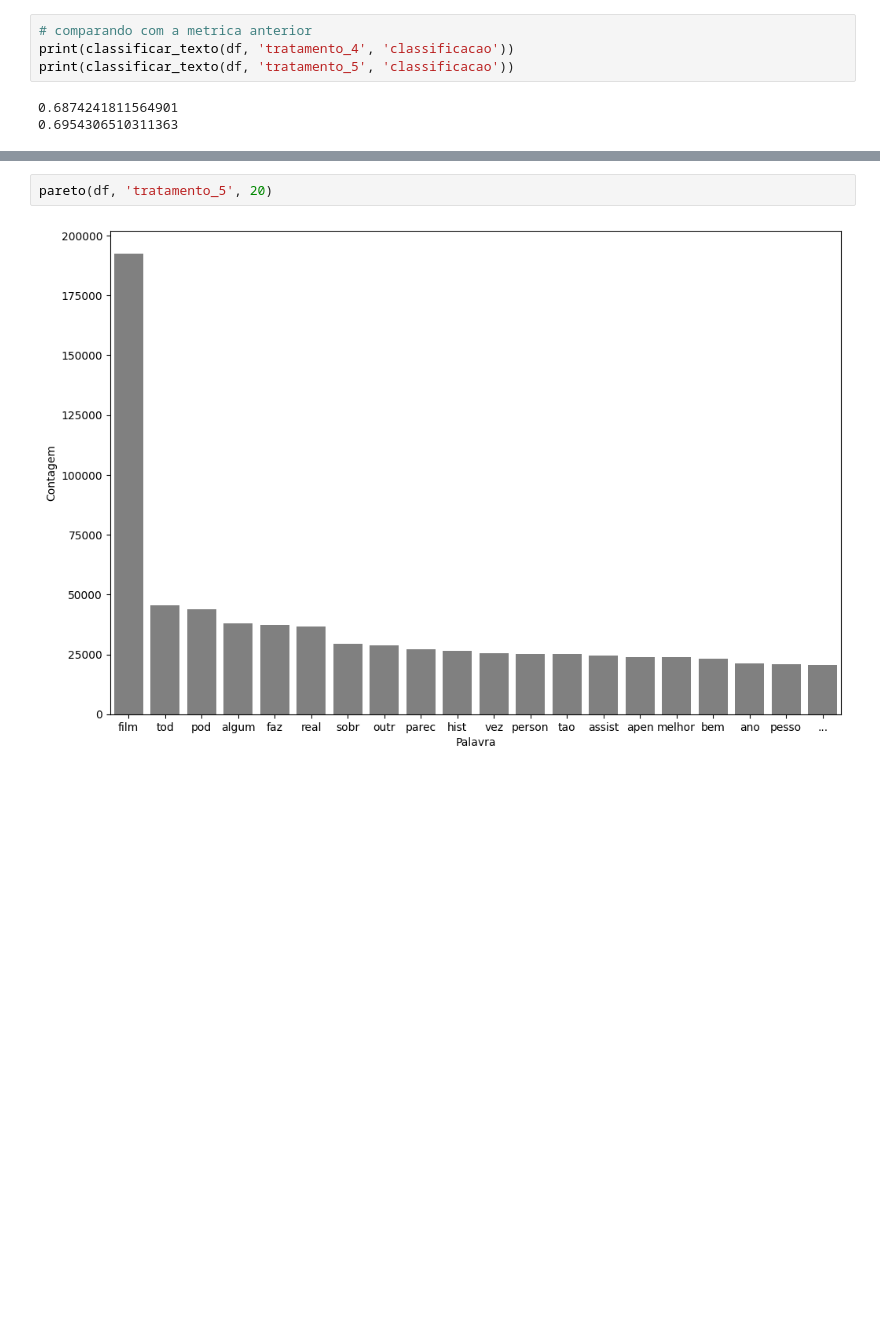
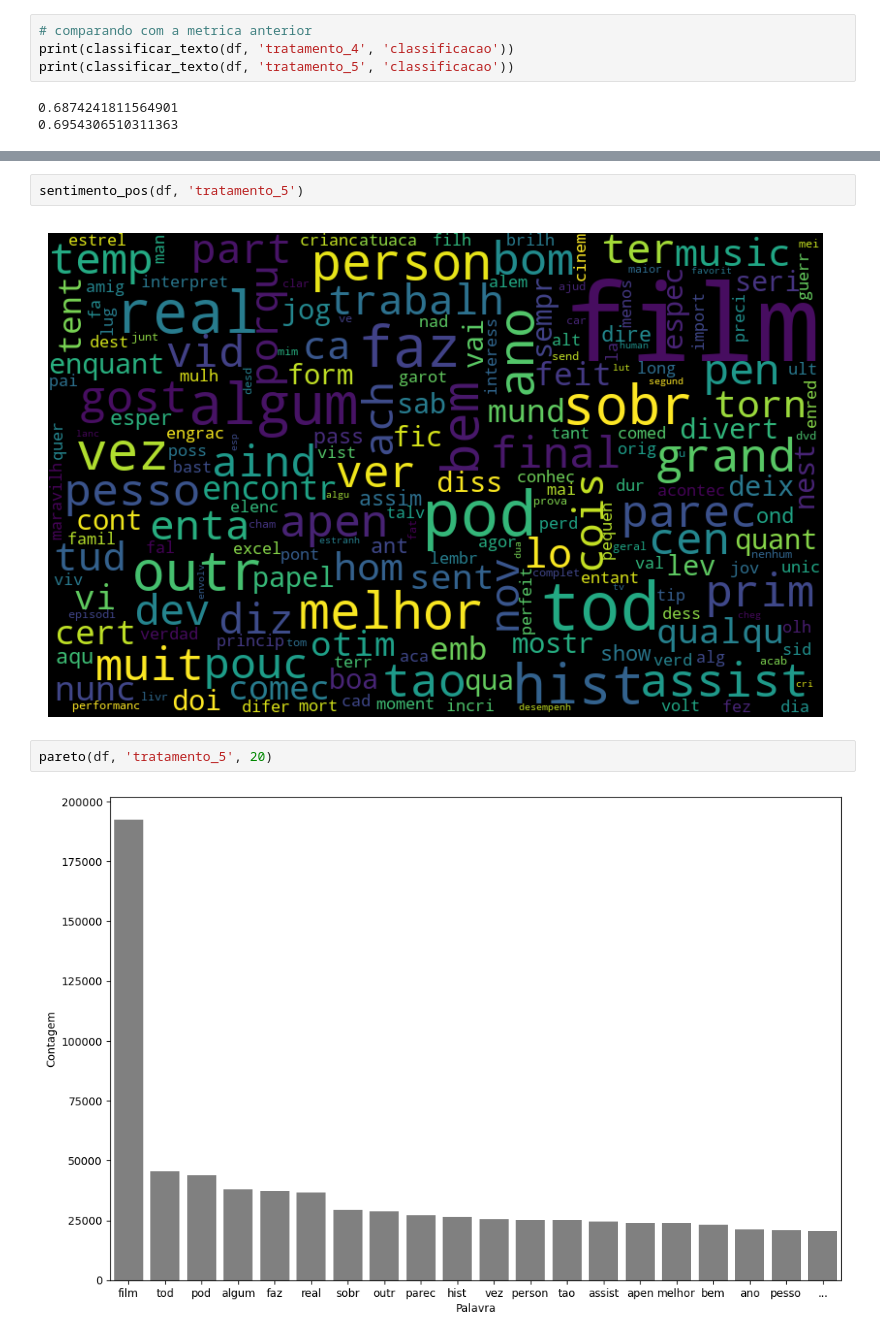
Before and after one commit to rodrigofer89/NLP, a Jupyter notebook: NLP_IMDB/IMDB.ipynb, the cells around one changed output, grey strips where cells are left out. Saved outputs shown, nothing was run; the diff lists cells and outputs as text; blank space fills up the shorter version.

```diff
--- a/NLP_IMDB/IMDB.ipynb
+++ b/NLP_IMDB/IMDB.ipynb
@@ -399,3 +403,7 @@ print(classificar_texto(df, 'tratamento_5', 'classificacao'))
+# %%
+sentimento_pos(df, 'tratamento_5')
+# %% [output]
+[figure, added]
 # %%
 pareto(df, 'tratamento_5', 20)
 # %% [output]
```
Also changed, not shown: parts of 8 cells of this notebook.
